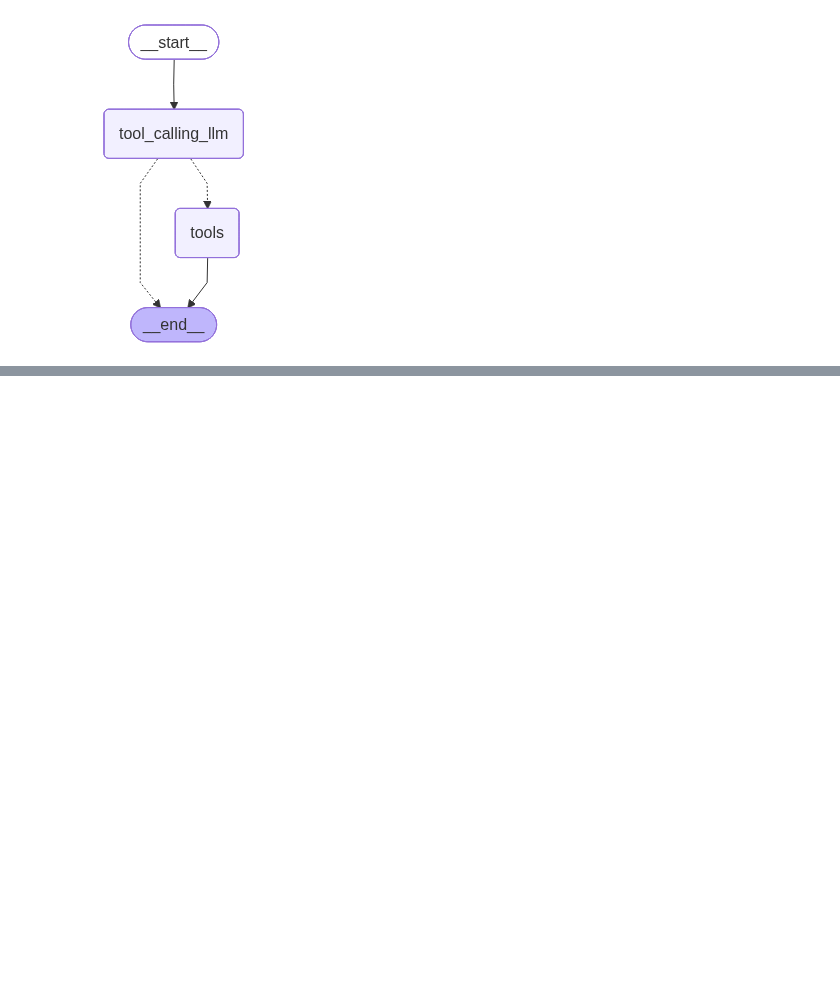
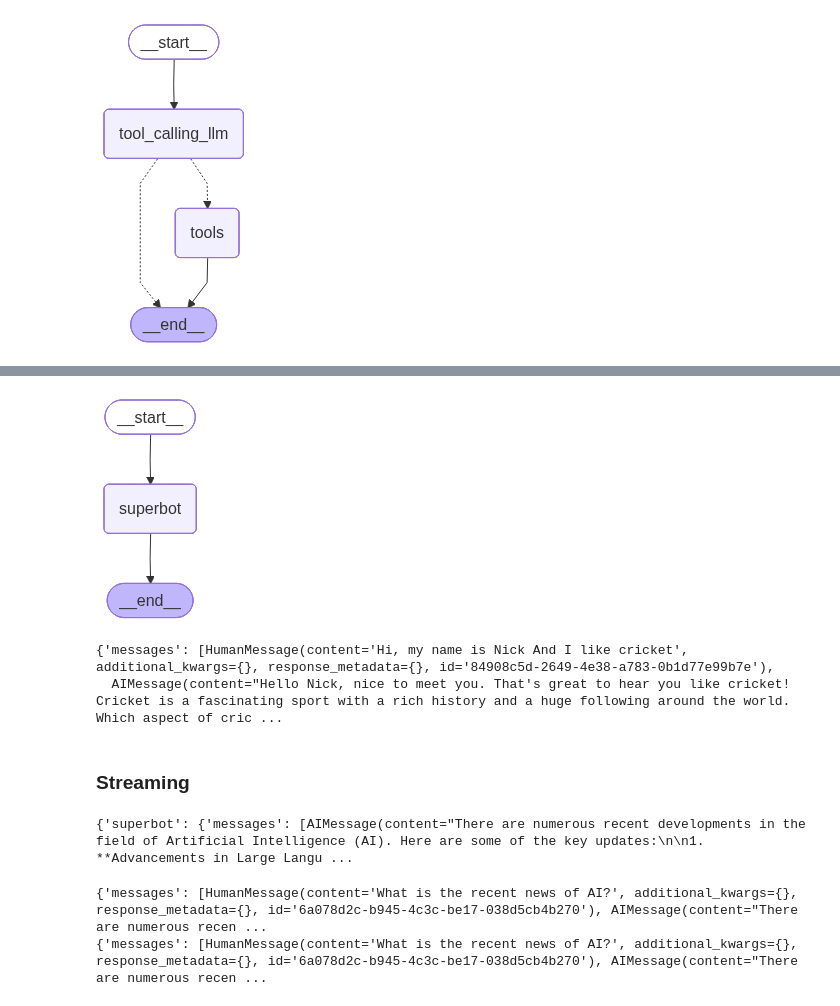
Before and after one commit to NikhilAmbure/GenAI-and-Agentic-AI, a Jupyter notebook: LangGraph/3-LangGraphTools/chatbot_multipletools.ipynb, the cells around one changed output, grey strips where cells are left out. Cells and saved outputs as stored; diff of their text form; code cells hidden in the pictures; blank space fills up the shorter version.

Commit message:
Streaming and Human Feedback

```diff
--- a/LangGraph/3-LangGraphTools/chatbot_multipletools.ipynb
+++ b/LangGraph/3-LangGraphTools/chatbot_multipletools.ipynb
@@ -319,0 +326,56 @@ AIMessage(content='Yes, I remember that your name is Nick.', additional_kwargs={
+# %%
+from langgraph.checkpoint.memory import MemorySaver
+memory = MemorySaver()
+# %%
+def superbot(state: State):
+    return {'messages': [llm.invoke(state["messages"])]}
+# %%
+graph = StateGraph(State)
+
+# Node
+graph.add_node("superbot", superbot)
+
+## Edges
+graph.add_edge(START, "superbot")
+graph.add_edge("superbot", END)
+
+graph_builder = graph.compile(checkpointer=memory)
+
+## display
+from IPython.display import Image, display
+display(Image(graph_builder.get_graph().draw_mermaid_png()))
+# %% [output]
+[figure, added]
+# %%
+# Invocation
+
+config = {"configurable": {"thread_id": "1"}} # thread id should be unique
+
+graph_builder.invoke({"messages": "Hi, my name is Nick And I like cricket"}, config=config)
+# %% [output]
+{'messages': [HumanMessage(content='Hi, my name is Nick And I like cricket', additional_kwargs={}, response_metadata={}, id='84908c5d-2649-4e38-a783-0b1d77e99b7e'),
+  AIMessage(content="Hello Nick, nice to meet you. That's great to hear you like cricket! Cricket is a fascinating sport with a rich history and a huge following around the world. Which aspect of cric ...
+# %% [markdown]
+### Streaming
+# %%
+## stream() method
+
+config = {"configurable": {"thread_id": "3"}}
+
+# Mode = "updates"
+for chunk in graph_builder.stream({"messages": "What is the recent news of AI?"}, config=config, stream_mode="updates"):
+    print(chunk)
+    # Whichever message is the last message, that will be the final response of the graph.
+    # It is because of the stream_mode="updates" that we are getting the intermediate messages
+    # as well as the final message. If we use stream_mode="final" then we will get only the final message.
+# %% [output]
+{'superbot': {'messages': [AIMessage(content="There are numerous recent developments in the field of Artificial Intelligence (AI). Here are some of the key updates:\n\n1. **Advancements in Large Langu ...
+# %%
+# Mode = "values"
+
+for chunk in graph_builder.stream({"messages": "What is the recent news of AI?"}, config=config, stream_mode="values"):
+    print(chunk)
+    # All the messages that appeares in the stream will be printed whether it is intermediate or final message.
+# %% [output]
+{'messages': [HumanMessage(content='What is the recent news of AI?', additional_kwargs={}, response_metadata={}, id='6a078d2c-b945-4c3c-be17-038d5cb4b270'), AIMessage(content="There are numerous recen ...
+{'messages': [HumanMessage(content='What is the recent news of AI?', additional_kwargs={}, response_metadata={}, id='6a078d2c-b945-4c3c-be17-038d5cb4b270'), AIMessage(content="There are numerous recen ...
```
Also changed, not shown: parts of 14 cells of this notebook, 1 other file.
